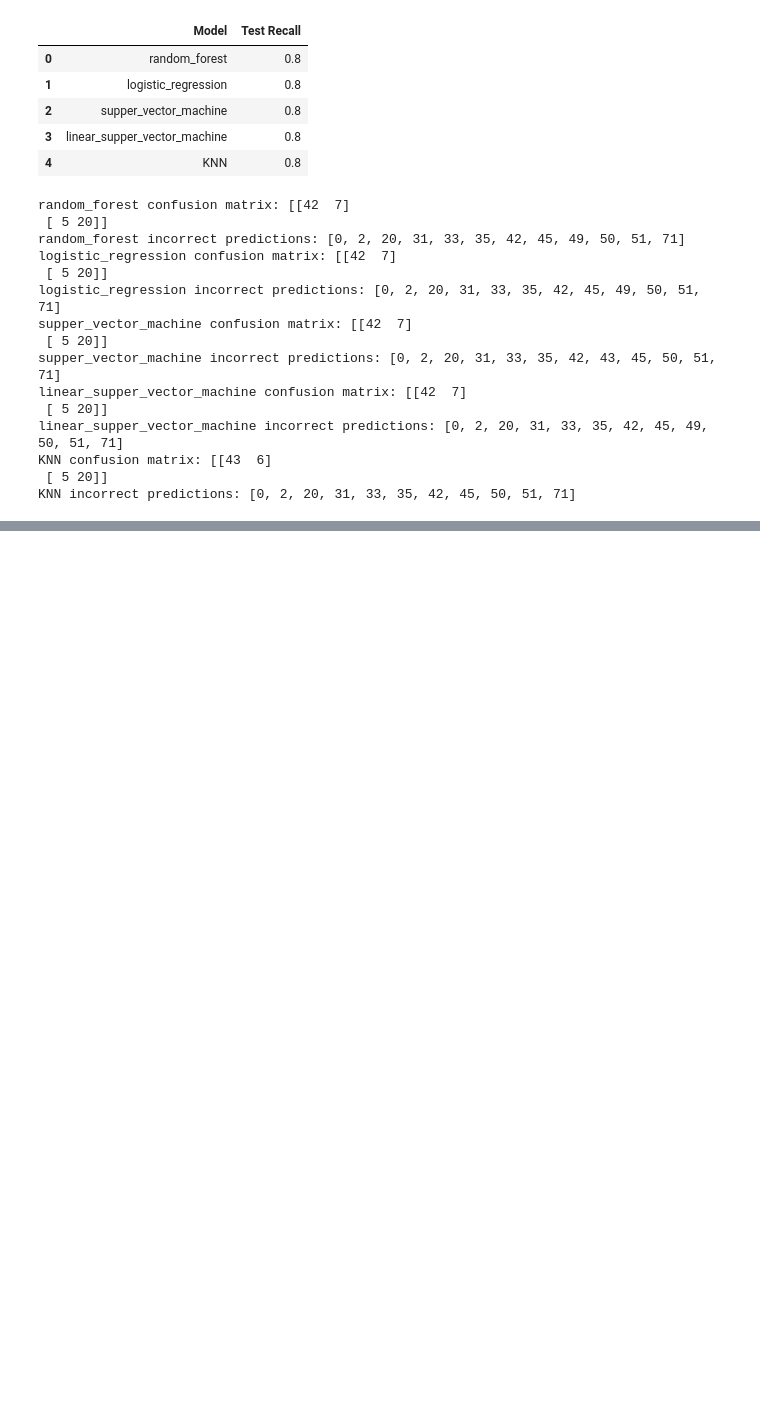
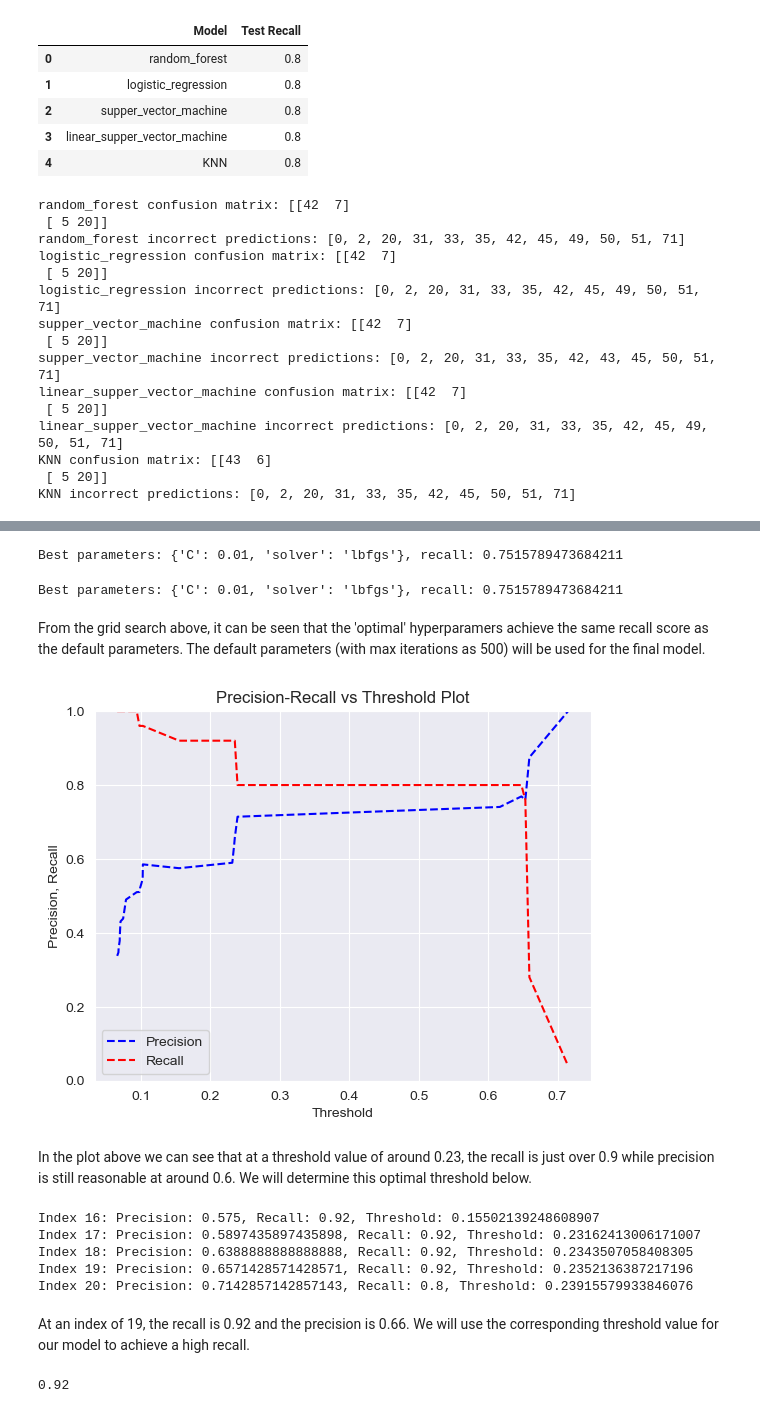
Before and after one commit to grahamgreene88/408-Research-Project, a Jupyter notebook: Antibiotic Resistance Prediction Notebook-Final.ipynb, the cells around one changed output, grey strips where cells are left out. Saved outputs shown, nothing was run; the diff lists cells and outputs as text; code cells hidden in the pictures; blank space fills up the shorter version.

Commit message:
Finished model optimization and displaying results.

```diff
--- a/Antibiotic Resistance Prediction Notebook-Final.ipynb
+++ b/Antibiotic Resistance Prediction Notebook-Final.ipynb
@@ -621,4 +574,0 @@ Best parameters: {'C': 0.01, 'solver': 'lbfgs'}, recall: 0.7515789473684211
-# %%
-# Saving optimizaed lr model
-lr_optim = grid_search.best_estimator_
-lr_optim.fit(X_train, y_train)
@@ -750,0 +600,66 @@ AttributeError: 'PrecisionRecallDisplay' object has no attribute 'thresholds'
+# %%
+# Conducting grid search to optiminze key hyperparameters
+from sklearn.model_selection import GridSearchCV
+# l2 is the only penalty that works with all solvers so penalty will not be searched
+params = {'solver':['lbfgs', 'liblinear', 'sag', 'saga'], 'C':[0.01, 0.1, 1, 10]}
+lr = LogisticRegression(max_iter=500)
+kf = StratifiedKFold(n_splits=5, shuffle=True, random_state=70)
+grid_search = GridSearchCV(lr, param_grid=params, scoring='recall', cv=kf, n_jobs=-1)
+grid_search.fit(X_train, y_train)
+print(f"Best parameters: {grid_search.best_params_}, recall: {grid_search.best_score_}")
+# %% [output]
+Best parameters: {'C': 0.01, 'solver': 'lbfgs'}, recall: 0.7515789473684211
+# %%
+# Since smallest C was chosen, look at even larger penalties (smaller C)
+params = {'solver':['lbfgs'], 'C':[0.0001, 0.001, 0.01]}
+lr = LogisticRegression(max_iter=500)
+kf = StratifiedKFold(n_splits=5, shuffle=True, random_state=70)
+grid_search = GridSearchCV(lr, param_grid=params, scoring='recall', cv=kf, n_jobs=-1)
+grid_search.fit(X_train, y_train)
+print(f"Best parameters: {grid_search.best_params_}, recall: {grid_search.best_score_}")
+# %% [output]
+Best parameters: {'C': 0.01, 'solver': 'lbfgs'}, recall: 0.7515789473684211
+# %% [markdown]
+From the grid search above, it can be seen that the 'optimal' hyperparamers achieve the same recall score as the default parameters. The default parameters (with max iterations as 500) will be used for the final model.
+# %%
+# Saving optimized lr model
+lr_final = grid_search.best_estimator_
+lr_final.fit(X_train, y_train)
+y_pred = lr_final.predict(X_test)
+# %%
+# Calculating predicted probabilities with final model
+pred_probs = lr_final.predict_proba(X_test)
+# %%
+# Plotting precision and recall vs threshold values
+from sklearn.metrics import precision_recall_curve
+from sklearn.metrics import auc
+precision, recall, thresholds = precision_recall_curve(y_test, pred_probs[:,
+1])
+pr_auc = auc(recall, precision)
+
+plt.title("Precision-Recall vs Threshold Plot")
+plt.plot(thresholds, precision[: -1], "b--", label="Precision")
+plt.plot(thresholds, recall[: -1], "r--", label="Recall")
+plt.ylabel("Precision, Recall")
+plt.xlabel("Threshold")
+plt.legend(loc="lower left")
+plt.ylim([0,1])
+plt.show()
+# %% [output]
+[figure, added]
+# %% [markdown]
+In the plot above we can see that at a threshold value of around 0.23, the recall is just over 0.9 while precision is still reasonable at around 0.6. We will determine this optimal threshold below.
+# %%
+# Searching plot index for desired threshold
+start_index=16
+stop_index=21
+for i in range(start_index, stop_index):
+    print(f"Index {i}: Precision: {precision[i]}, Recall: {recall[i]}, Threshold: {thresholds[i]}")
+# %% [output]
+Index 16: Precision: 0.575, Recall: 0.92, Threshold: 0.15502139248608907
+Index 17: Precision: 0.5897435897435898, Recall: 0.92, Threshold: 0.23162413006171007
+Index 18: Precision: 0.6388888888888888, Recall: 0.92, Threshold: 0.2343507058408305
+Index 19: Precision: 0.6571428571428571, Recall: 0.92, Threshold: 0.2352136387217196
+Index 20: Precision: 0.7142857142857143, Recall: 0.8, Threshold: 0.23915579933846076
+# %% [markdown]
+At an index of 19, the recall is 0.92 and the precision is 0.66. We will use the corresponding threshold value for our model to achieve a high recall.
@@ -750,0 +671,4 @@ AttributeError: 'PrecisionRecallDisplay' object has no attribute 'thresholds'
+# %%
+recall_score(y_test, preds)
+# %% [output]
+0.92
```
Also changed, not shown: parts of 36 cells of this notebook.
